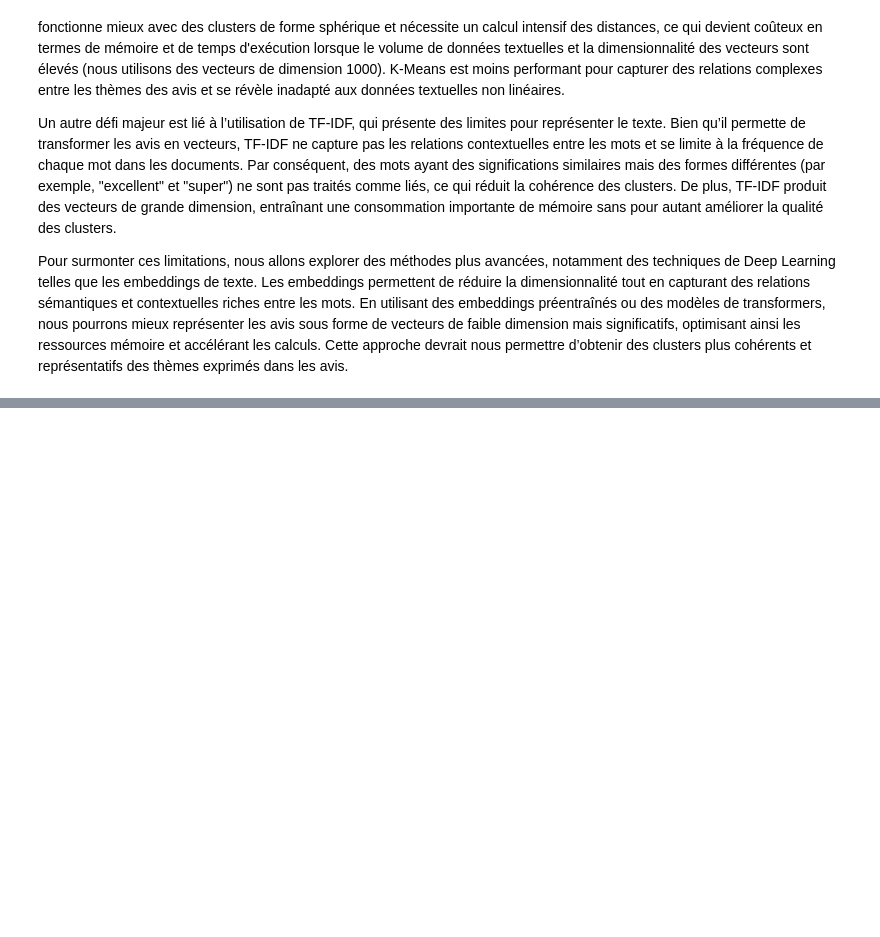
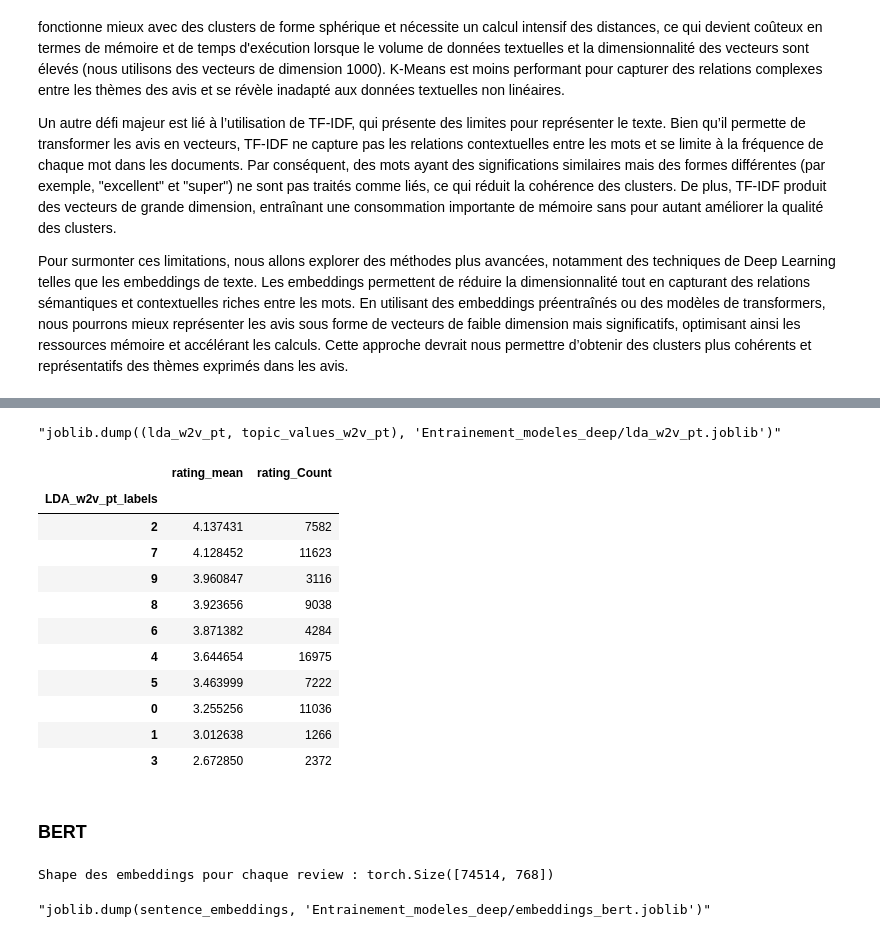
Before and after one commit to KylianSts/UGC_project, a Jupyter notebook: Identification_des_thematiques.ipynb, the cells around one changed output, grey strips where cells are left out. Cells and saved outputs as stored; diff of their text form; code cells hidden in the pictures; blank space fills up the shorter version.

```diff
--- a/Identification_des_thematiques.ipynb
+++ b/Identification_des_thematiques.ipynb
@@ -438,0 +635,35 @@ Pour surmonter ces limitations, nous allons explorer des méthodes plus avancée
+# %%
+"""scaler = MinMaxScaler()
+review_vectors_scaled_pt = scaler.fit_transform(review_vectors_pt)
+
+lda_w2v_pt = LatentDirichletAllocation(n_components=10, random_state=24)
+lda_w2v_pt.fit(review_vectors_scaled_pt)
+
+topic_values_w2v_pt = lda_w2v_pt.transform(review_vectors_scaled_pt)"""
+
+lda_w2v_pt, topic_values_w2v_pt = joblib.load('Entrainement_modeles_deep/lda_w2v_pt.joblib')
+
+"""joblib.dump((lda_w2v_pt, topic_values_w2v_pt), 'Entrainement_modeles_deep/lda_w2v_pt.joblib')"""
+# %% [output]
+"joblib.dump((lda_w2v_pt, topic_values_w2v_pt), 'Entrainement_modeles_deep/lda_w2v_pt.joblib')"
+# %%
+df_clean['LDA_w2v_pt_labels'] = np.argmax(topic_values_w2v_pt, axis=1)
+
+df_clean.groupby('LDA_w2v_pt_labels').agg(rating_mean=('rating', 'mean'),
+                                          rating_Count=('rating', 'count')
+                                         ).sort_values(by='rating_mean', ascending=False)
+# %% [output]
+|  | rating_mean | rating_Count |
+| LDA_w2v_pt_labels |  |  |
+| 2 | 4.137431 | 7582 |
+| 7 | 4.128452 | 11623 |
+| 9 | 3.960847 | 3116 |
+| 8 | 3.923656 | 9038 |
+| 6 | 3.871382 | 4284 |
+| 4 | 3.644654 | 16975 |
+| 5 | 3.463999 | 7222 |
+| 0 | 3.255256 | 11036 |
+| 1 | 3.012638 | 1266 |
+| 3 | 2.672850 | 2372 |
+# %% [markdown]
+### BERT
@@ -438,0 +712,31 @@ Pour surmonter ces limitations, nous allons explorer des méthodes plus avancée
+# %%
+"""# Diviser les avis en lots de taille 1000 pour éviter un problème de mémoire
+batch_size = 500
+all_embeddings = []
+
+# Diviser les données en lots de taille 'batch_size'
+for i in range(0, len(reviews), batch_size):
+    # Extraire le lot actuel d'avis
+    batch_reviews = reviews[i:i + batch_size]
+
+    # Traiter chaque lot et récupérer les embeddings
+    batch_embeddings = process_batch(batch_reviews)
+
+    # Ajouter les embeddings du batch au résultat final
+    all_embeddings.append(batch_embeddings)
+
+    # Libérer la mémoire GPU après chaque lot
+    torch.cuda.empty_cache()
+
+# Concaténer les embeddings de toutes les phrases
+sentence_embeddings = torch.cat(all_embeddings, dim=0)"""
+
+sentence_embeddings = joblib.load('Entrainement_modeles_deep/embeddings_bert.joblib')
+
+# Afficher la forme des embeddings de phrases
+print("Shape des embeddings pour chaque review :", sentence_embeddings.shape)
+
+"""joblib.dump(sentence_embeddings, 'Entrainement_modeles_deep/embeddings_bert.joblib')"""
+# %% [output]
+Shape des embeddings pour chaque review : torch.Size([74514, 768])
+"joblib.dump(sentence_embeddings, 'Entrainement_modeles_deep/embeddings_bert.joblib')"
```
Also changed, not shown: parts of 36 cells of this notebook.
